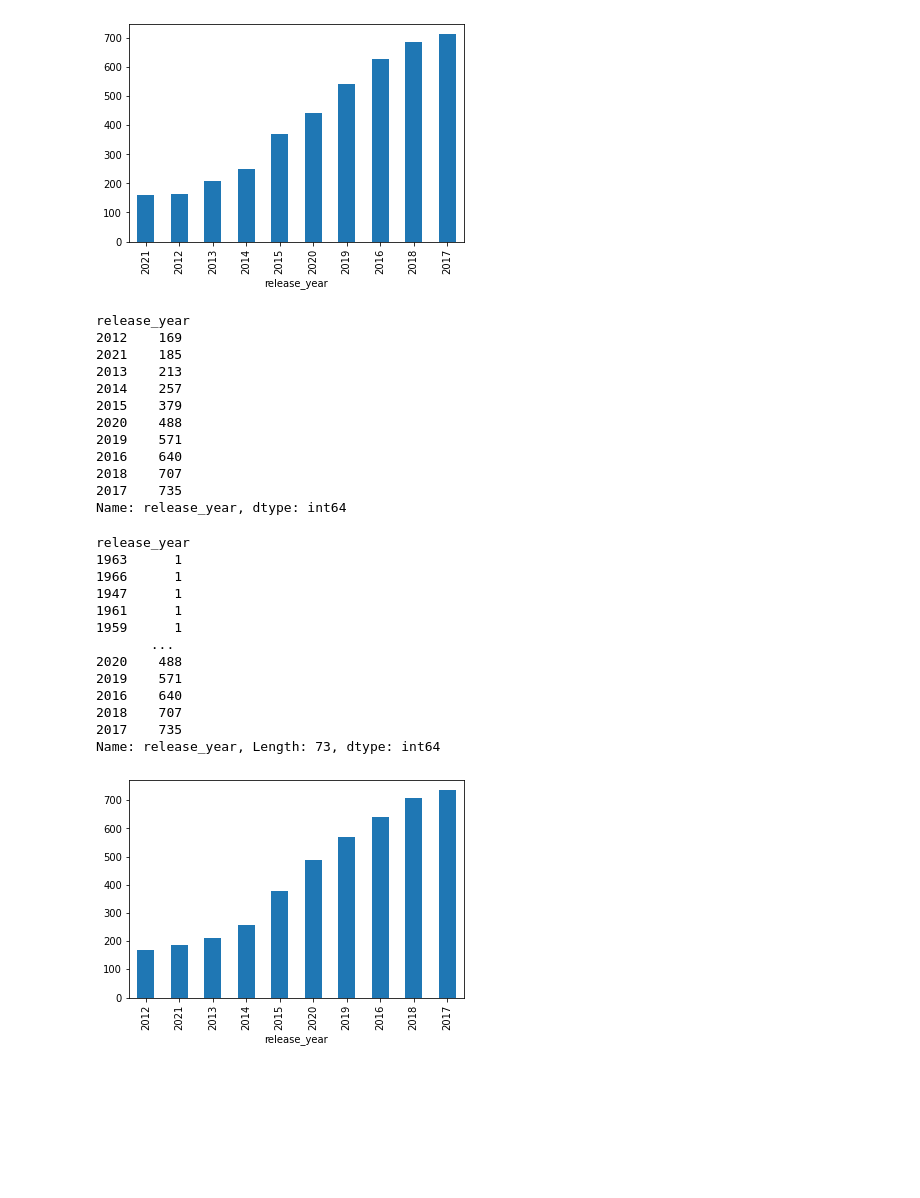
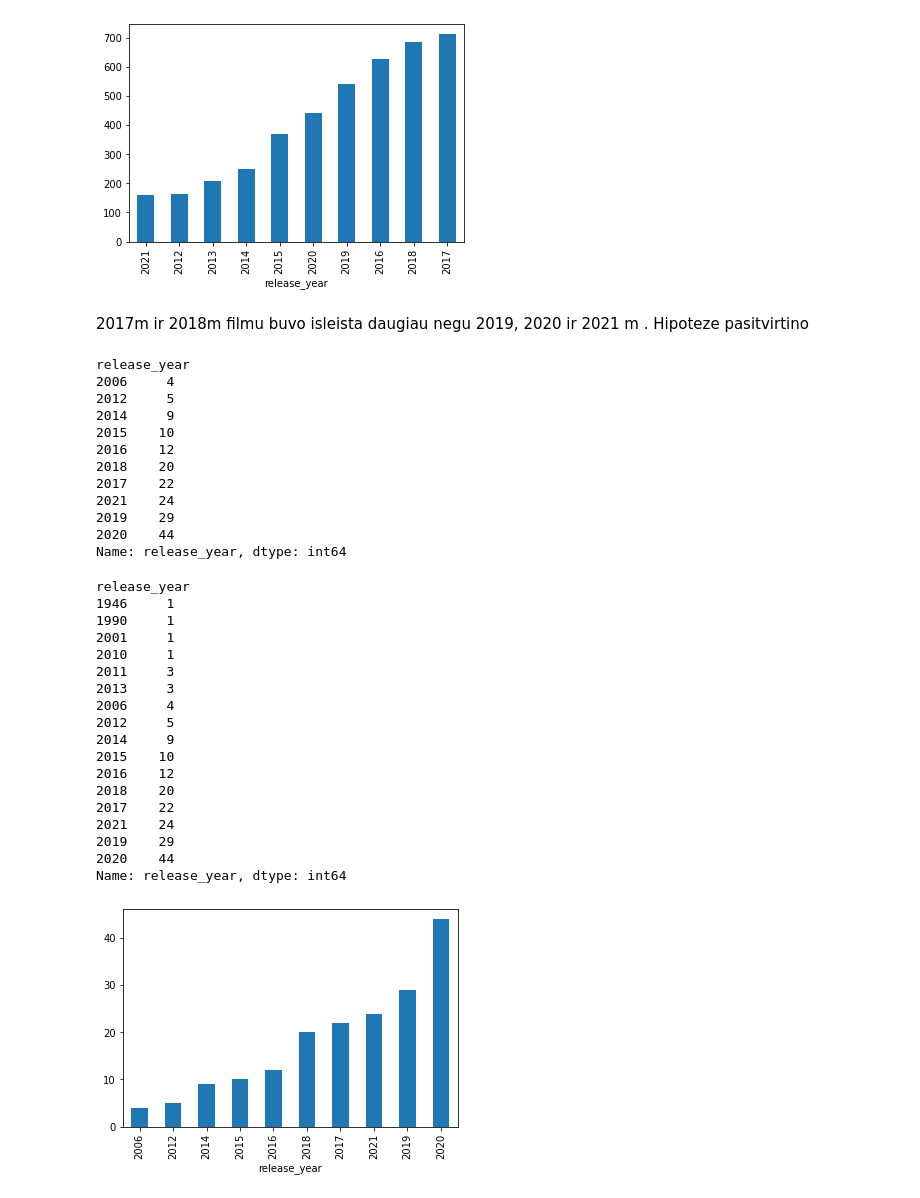
Before and after one commit to KarinaDav/Python-mokymai, a Jupyter notebook: baigiamasis_darbas.ipynb, the cells around one changed output. Saved outputs shown, nothing was run; the diff lists cells and outputs as text; code cells hidden in the pictures; blank space fills up the shorter version.

```diff
--- a/baigiamasis_darbas.ipynb
+++ b/baigiamasis_darbas.ipynb
@@ -155,8 +163,8 @@ See the caveats in the documentation: https://pandas.pydata.org/pandas-docs/stab
 | 5747 | s8807 | Movie | Zubaan | Mozez Singh | Vicky Kaushal, Sarah-Jane Dias, R... | India | March 2, 2019 | 2015 | TV-14 | 111 min | ... |
 5559 rows × 13 columns
 # %%
-netflix_df_2[netflix_df_2['type']=='TV Show']
+netflix_TVshow_1=netflix_df_2[netflix_df_2['type']=='TV Show']
 # pridedam stulpelim kur bus paskaiciuota kiek serialu buvo isleista atitinkamais metais, tam kad duomenys galetumem atvaizduoti grafike
-netflix_df_2['count']=1
-netflix_df_2
+netflix_TVshow_1['count']=1
+netflix_TVshow_1
 # %% [output]
@@ -205,35 +218,42 @@ release_year
 2017    713
 Name: release_year, Length: 73, dtype: int64
 [figure]
+# %% [markdown]
+2017m ir 2018m filmu buvo isleista daugiau negu 2019, 2020 ir 2021 m . Hipoteze pasitvirtino
 # %%
-netflix_tv_show=netflix_df_2.groupby('release_year')['release_year'].count().sort_values()
+netflix_tv_show=netflix_TVshow_1.groupby('release_year')['release_year'].count().sort_values()
 print(netflix_tv_show.tail(10))
 netflix_tv_show.tail(10).plot.bar()
 netflix_tv_show
 # %% [output]
 release_year
-2012    169
-2021    185
-2013    213
-2014    257
-2015    379
-2020    488
-2019    571
-2016    640
-2018    707
-2017    735
+2006     4
+2012     5
+2014     9
+2015    10
+2016    12
+2018    20
+2017    22
+2021    24
+2019    29
+2020    44
 Name: release_year, dtype: int64
 release_year
-1963      1
-1966      1
-1947      1
-1961      1
-1959      1
-       ...
-2020    488
-2019    571
-2016    640
-2018    707
-2017    735
-Name: release_year, Length: 73, dtype: int64
+1946     1
+1990     1
+2001     1
+2010     1
+2011     3
+2013     3
+2006     4
+2012     5
+2014     9
+2015    10
+2016    12
+2018    20
+2017    22
+2021    24
+2019    29
+2020    44
+Name: release_year, dtype: int64
-[figure, old version]
+[figure, new version]
```
Also changed, not shown: parts of 19 cells of this notebook.
